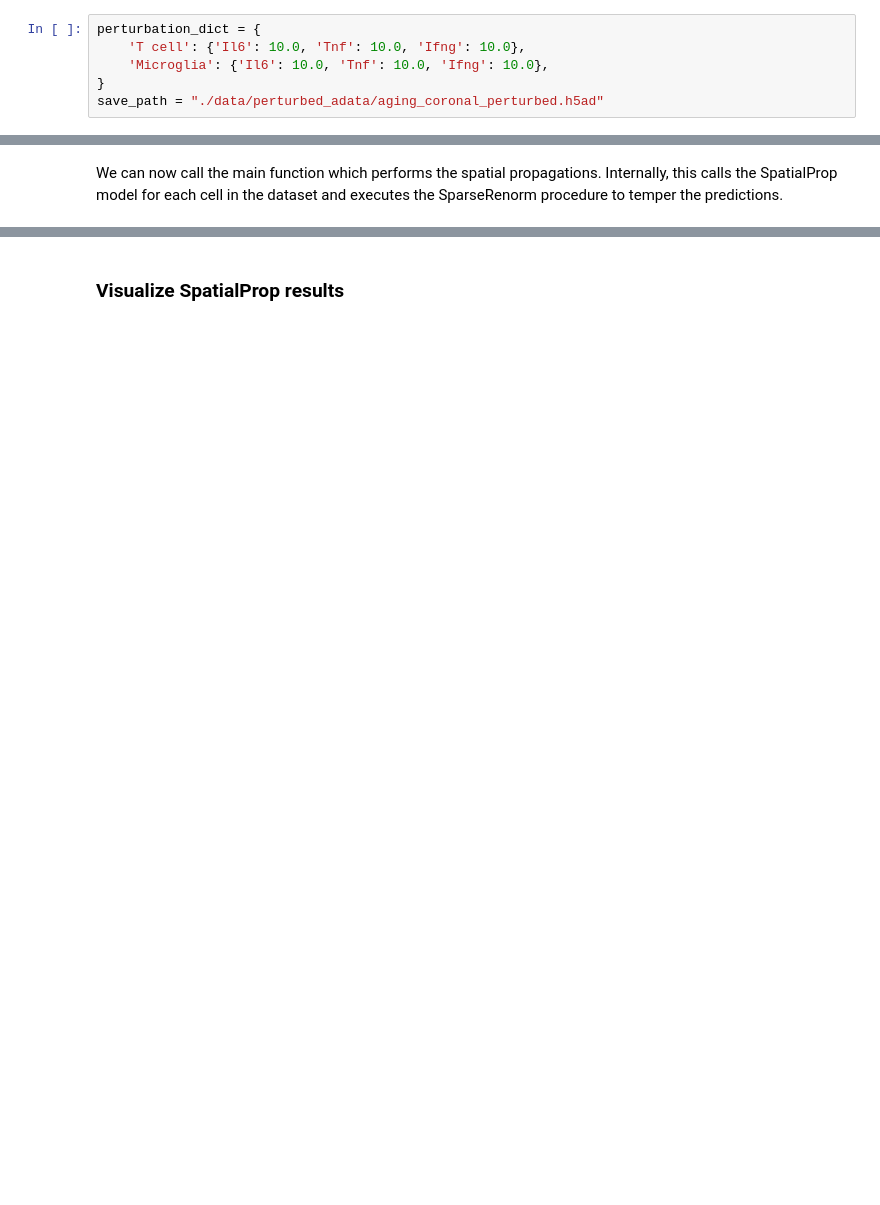
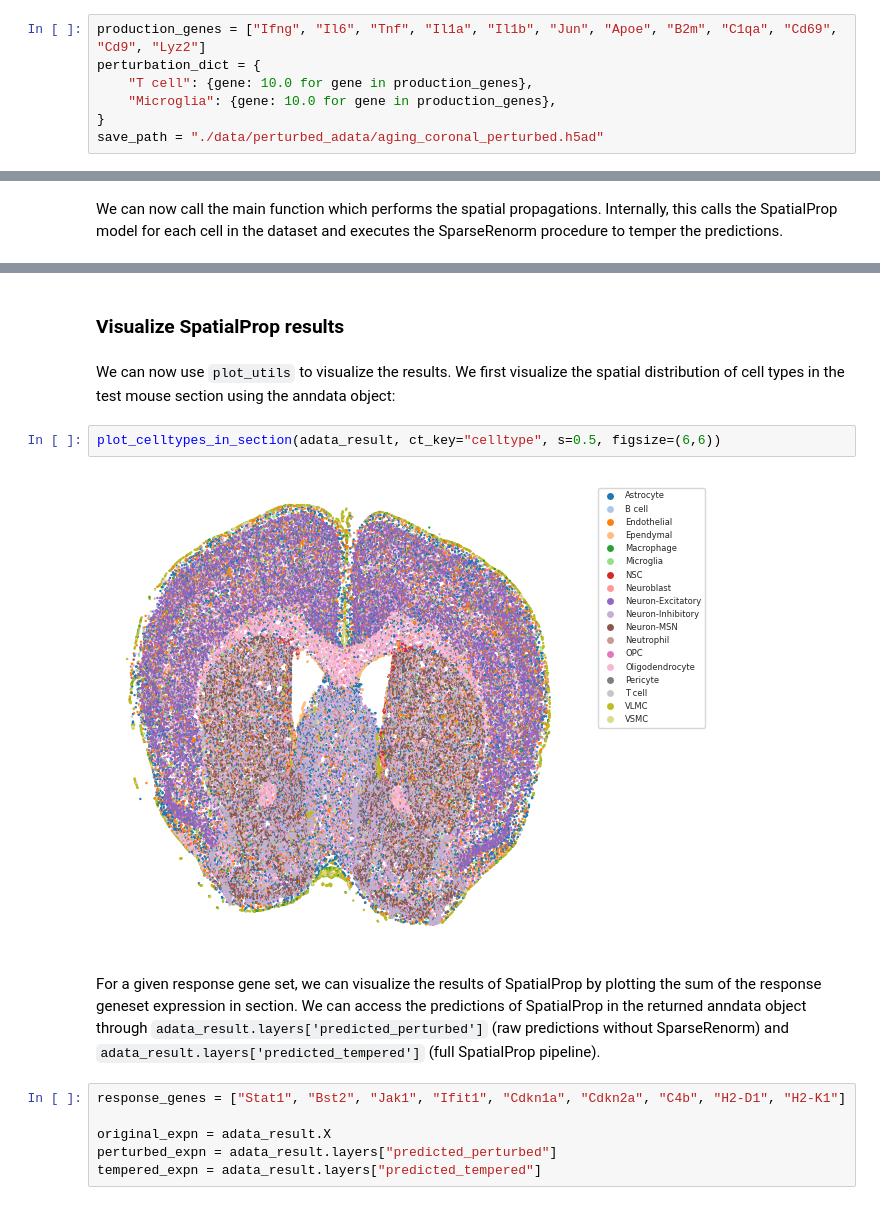
Before and after one commit to abuendia/spatial-prop, a Jupyter notebook: notebooks/api_demo.ipynb, the cells around one changed output, grey strips where cells are left out. Saved outputs shown, nothing was run; the diff lists cells and outputs as text; blank space fills up the shorter version.

```diff
--- a/notebooks/api_demo.ipynb
+++ b/notebooks/api_demo.ipynb
@@ -128,7 +130,8 @@ In this example, we amplify pro-inflammatory cytokines IL-6, TNF, and IFN-γ by
 # %%
+production_genes = ["Ifng", "Il6", "Tnf", "Il1a", "Il1b", "Jun", "Apoe", "B2m", "C1qa", "Cd69", "Cd9", "Lyz2"]
 perturbation_dict = {
-    'T cell': {'Il6': 10.0, 'Tnf': 10.0, 'Ifng': 10.0},
-    'Microglia': {'Il6': 10.0, 'Tnf': 10.0, 'Ifng': 10.0},
+    "T cell": {gene: 10.0 for gene in production_genes},
+    "Microglia": {gene: 10.0 for gene in production_genes},
 }
 save_path = "./data/perturbed_adata/aging_coronal_perturbed.h5ad"
 # %% [markdown]
@@ -191,2 +202,16 @@ Perturbation prediction completed successfully!
-# %% [markdown]
-### Visualize SpatialProp results
+# %% [markdown]
+### Visualize SpatialProp results
+# %% [markdown]
+We can now use `plot_utils` to visualize the results. We first visualize the spatial distribution of cell types in the test mouse section using the anndata object:
+# %%
+plot_celltypes_in_section(adata_result, ct_key="celltype", s=0.5, figsize=(6,6))
+# %% [output]
+[figure, added]
+# %% [markdown]
+For a given response gene set, we can visualize the results of SpatialProp by plotting the sum of the response geneset expression in section. We can access the predictions of SpatialProp in the returned anndata object through `adata_result.layers['predicted_perturbed']` (raw predictions without SparseRenorm) and `adata_result.layers['predicted_tempered']` (full SpatialProp pipeline).
+# %%
+response_genes = ["Stat1", "Bst2", "Jak1", "Ifit1", "Cdkn1a", "Cdkn2a", "C4b", "H2-D1", "H2-K1"]
+
+original_expn = adata_result.X
+perturbed_expn = adata_result.layers["predicted_perturbed"]
+tempered_expn = adata_result.layers["predicted_tempered"]
```
Also changed, not shown: parts of 8 cells of this notebook, 4 other files.
